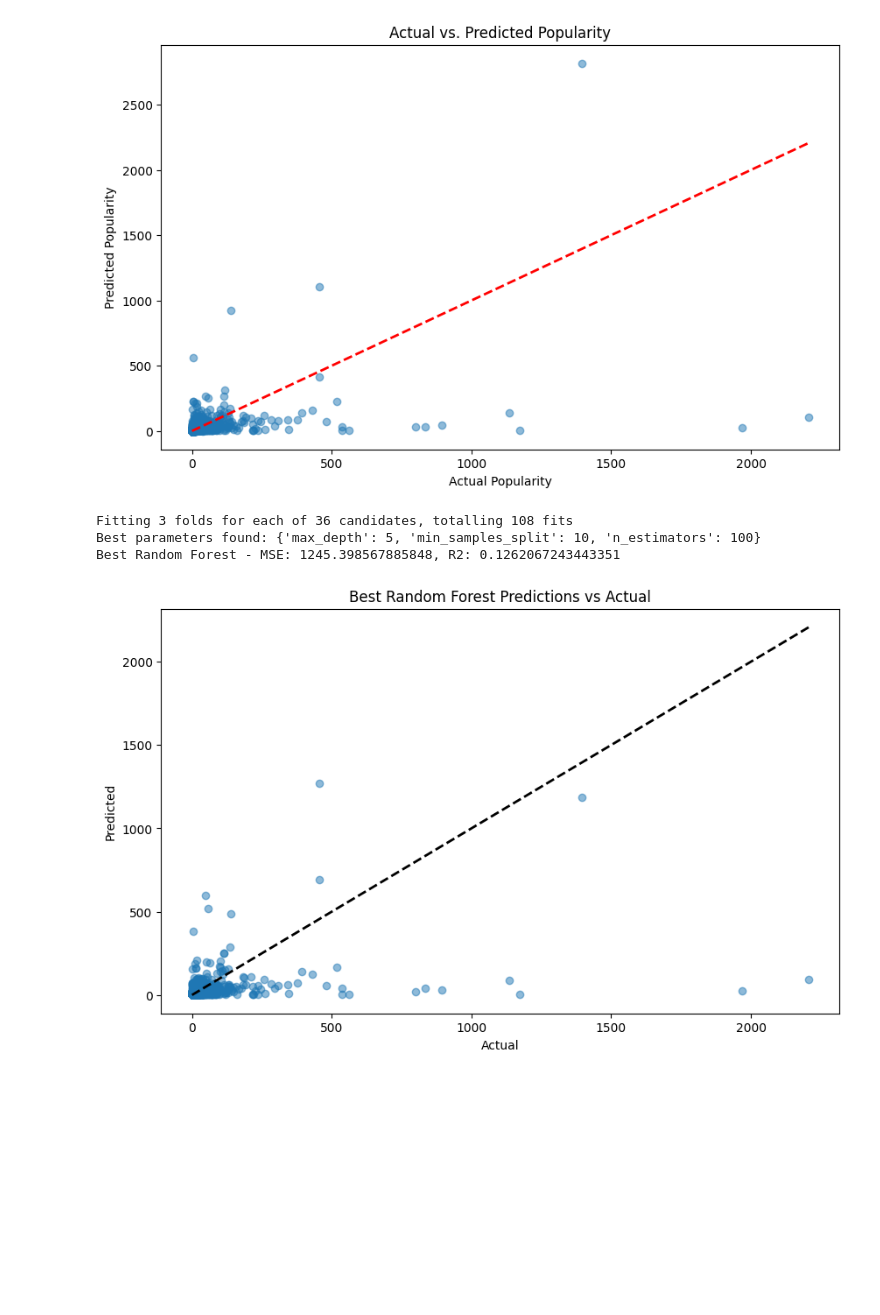
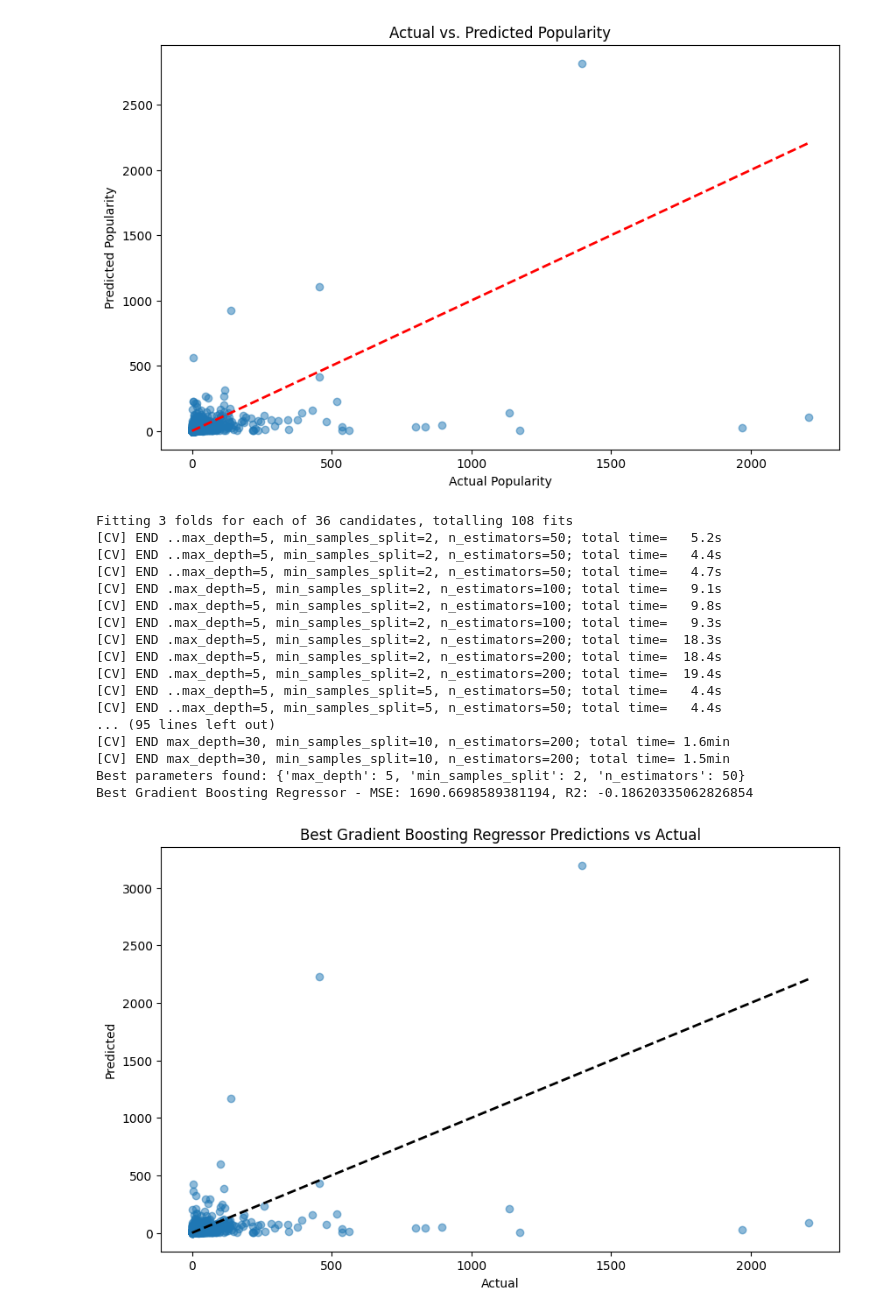
Before and after one commit to mosheharary/ds17_tv_shows, a Jupyter notebook: tv_shows.ipynb, the cells around one changed output. Saved outputs shown, nothing was run; the diff lists cells and outputs as text; code cells hidden in the pictures; blank space fills up the shorter version.

```diff
--- a/tv_shows.ipynb
+++ b/tv_shows.ipynb
@@ -62,7 +62,7 @@ for name, rmse in results.items():
 best_model_name = min(results, key=results.get)
 best_model = models[best_model_name]
 
-best_pipeline = Pipeline(steps=[('feature_selection', SelectKBest(f_regression, k=20)),
+best_pipeline = Pipeline(steps=[('feature_selection', SelectKBest(f_regression, k=10)),
                                 ('model', best_model)])
 
 best_pipeline.fit(X_train, y_train)
@@ -173,40 +173,56 @@ R-squared Score: 0.0401
 from sklearn.model_selection import GridSearchCV
 
 param_grid = {
     'n_estimators': [50, 100, 200],
     'max_depth': [5, 10, 20, 30],
     'min_samples_split': [2, 5, 10]
 }
 
-rf = RandomForestRegressor(random_state=42)
-grid_search = GridSearchCV(estimator=rf, param_grid=param_grid, cv=3, n_jobs=-1, verbose=2)
+#rf = RandomForestRegressor(random_state=42)
+rf = GradientBoostingRegressor(random_state=42)
+
+grid_search = GridSearchCV(estimator=rf, param_grid=param_grid, cv=3, verbose=2)
 grid_search.fit(X_train, y_train)
 
 print('Best parameters found:', grid_search.best_params_)
 
 # Re-train the best model with the best parameters
 best_rf = grid_search.best_estimator_
 best_rf.fit(X_train, y_train)
 y_pred_best = best_rf.predict(X_test)
 
 # Evaluate the best model
 best_mse = mean_squared_error(y_test, y_pred_best)
 best_r2 = r2_score(y_test, y_pred_best)
-print(f"Best Random Forest - MSE: {best_mse}, R2: {best_r2}")
+print(f"Best Gradient Boosting Regressor - MSE: {best_mse}, R2: {best_r2}")
 
 # Plot the best model predictions vs actual values
 plt.figure(figsize=(10, 6))
 plt.scatter(y_test, y_pred_best, alpha=0.5)
 plt.plot([y_test.min(), y_test.max()], [y_test.min(), y_test.max()], 'k--', lw=2)
 plt.xlabel('Actual')
 plt.ylabel('Predicted')
-plt.title('Best Random Forest Predictions vs Actual')
+plt.title('Best Gradient Boosting Regressor Predictions vs Actual')
 plt.show()
 # %% [output]
 Fitting 3 folds for each of 36 candidates, totalling 108 fits
-Best parameters found: {'max_depth': 5, 'min_samples_split': 10, 'n_estimators': 100}
-Best Random Forest - MSE: 1245.398567885848, R2: 0.1262067243443351
+[CV] END ..max_depth=5, min_samples_split=2, n_estimators=50; total time=   5.2s
+[CV] END ..max_depth=5, min_samples_split=2, n_estimators=50; total time=   4.4s
+[CV] END ..max_depth=5, min_samples_split=2, n_estimators=50; total time=   4.7s
+[CV] END .max_depth=5, min_samples_split=2, n_estimators=100; total time=   9.1s
+[CV] END .max_depth=5, min_samples_split=2, n_estimators=100; total time=   9.8s
+[CV] END .max_depth=5, min_samples_split=2, n_estimators=100; total time=   9.3s
+[CV] END .max_depth=5, min_samples_split=2, n_estimators=200; total time=  18.3s
+[CV] END .max_depth=5, min_samples_split=2, n_estimators=200; total time=  18.4s
+[CV] END .max_depth=5, min_samples_split=2, n_estimators=200; total time=  19.4s
+[CV] END ..max_depth=5, min_samples_split=5, n_estimators=50; total time=   4.4s
+[CV] END ..max_depth=5, min_samples_split=5, n_estimators=50; total time=   4.4s
+... (95 lines left out)
+[CV] END max_depth=30, min_samples_split=10, n_estimators=200; total time= 1.6min
+[CV] END max_depth=30, min_samples_split=10, n_estimators=200; total time= 1.5min
+Best parameters found: {'max_depth': 5, 'min_samples_split': 2, 'n_estimators': 50}
+Best Gradient Boosting Regressor - MSE: 1690.6698589381194, R2: -0.18620335062826854
-[figure, old version]
+[figure, new version]
 # %%
 y_test_less = y_test[y_test < 20]
 y_pred_less = y_pred_best[y_test < 20]
```
Also changed, not shown: parts of 5 cells of this notebook.
